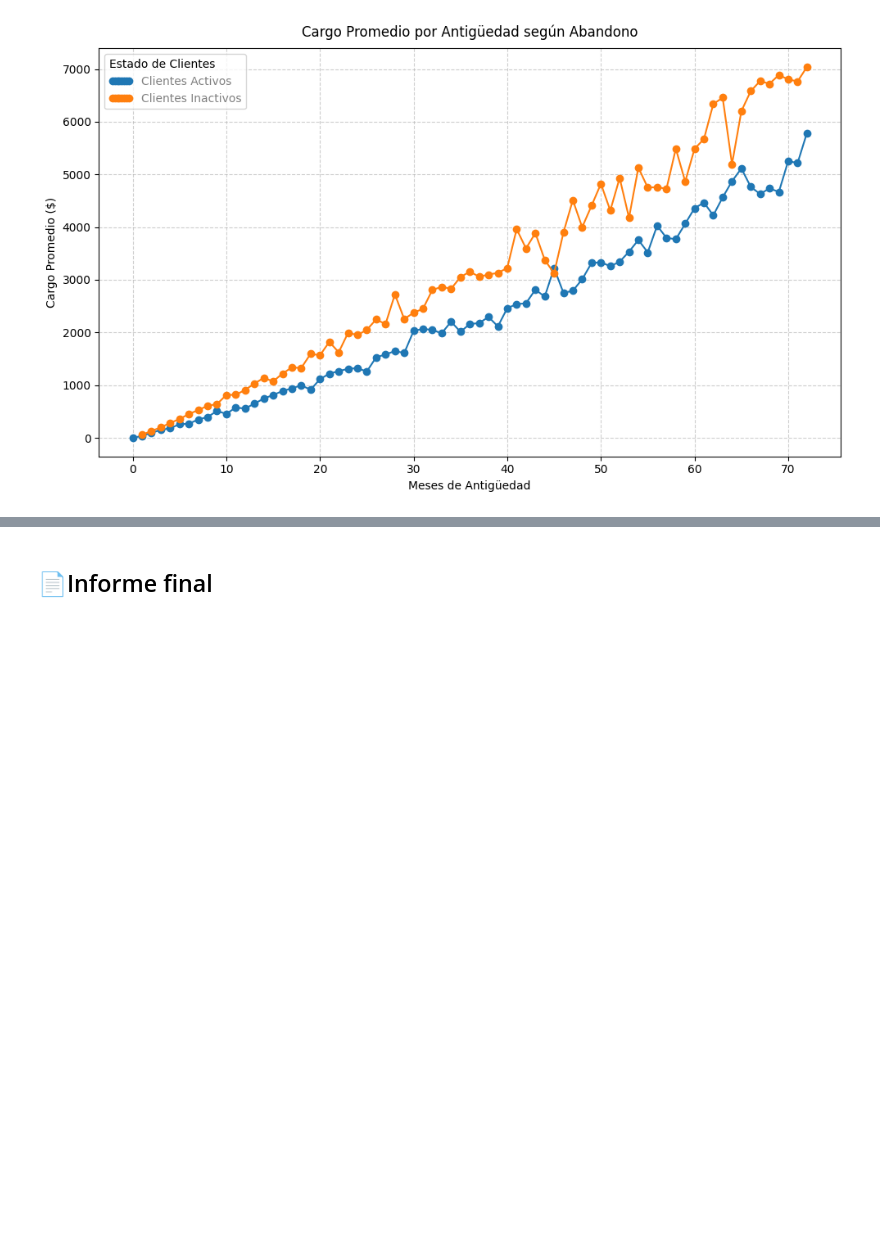
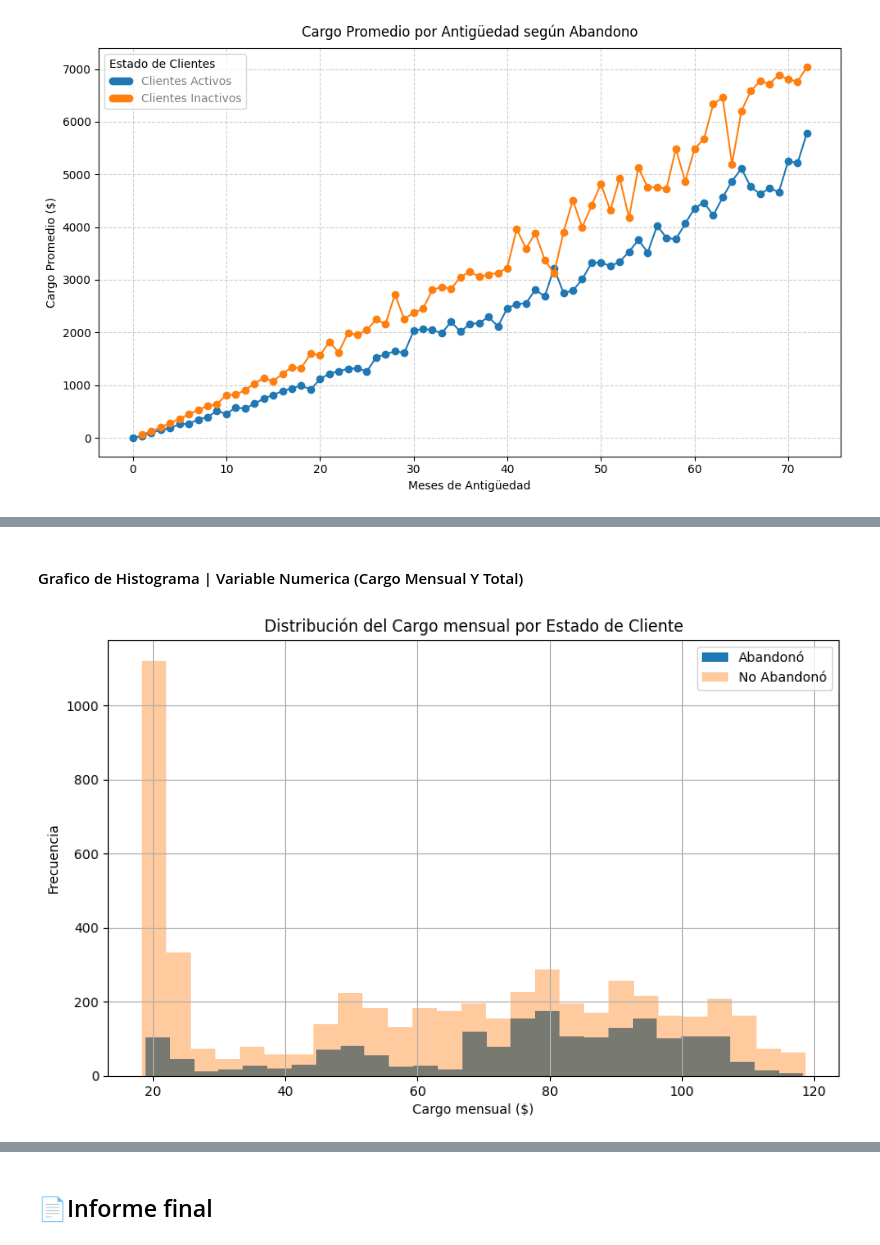
Before and after one commit to MigXDev/CS_Datos_I_DESAFIO_2, a Jupyter notebook: challenge2-data-science-LATAM-main/TelecomX_LATAM.ipynb, the cells around one changed output, grey strips where cells are left out. Cells and saved outputs as stored; diff of their text form; code cells hidden in the pictures; blank space fills up the shorter version.

```diff
--- a/challenge2-data-science-LATAM-main/TelecomX_LATAM.ipynb
+++ b/challenge2-data-science-LATAM-main/TelecomX_LATAM.ipynb
@@ -2673,0 +2503,15 @@ plt.show()
+# %% [markdown]
+#### Grafico de Histograma | Variable Numerica (Cargo Mensual Y Total)
+# %%
+fig, ax = plt.subplots(figsize=(10,6))
+df_Datos_Traducidos[df_Datos_Traducidos['abandono_cliente'] == 'Si']['cargo.mensual'].plot(kind='hist', bins=27, alpha=1, label='Abandonó', ax=ax)
+df_Datos_Traducidos[df_Datos_Traducidos['abandono_cliente'] == 'No']['cargo.mensual'].plot(kind='hist', bins=27, alpha=0.4, label='No Abandonó', ax=ax)
+plt.title('Distribución del Cargo mensual por Estado de Cliente')
+plt.xlabel('Cargo mensual ($)')
+plt.ylabel('Frecuencia')
+plt.xticks()
+plt.legend()
+plt.grid(True)
+plt.show()
+# %% [output]
+[figure, added]
```
Also changed, not shown: parts of 10 cells of this notebook.
